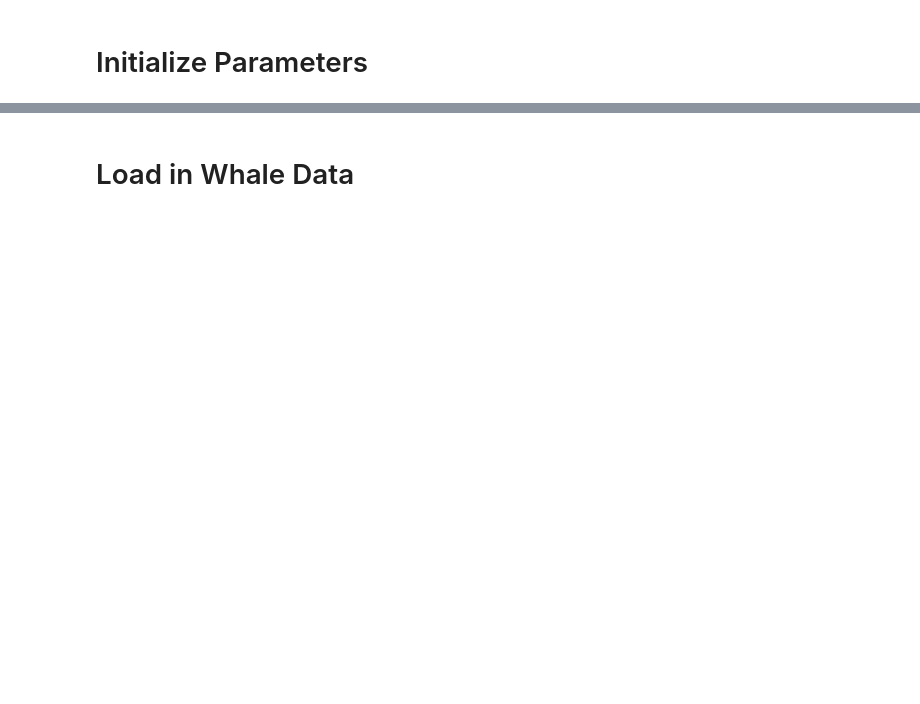
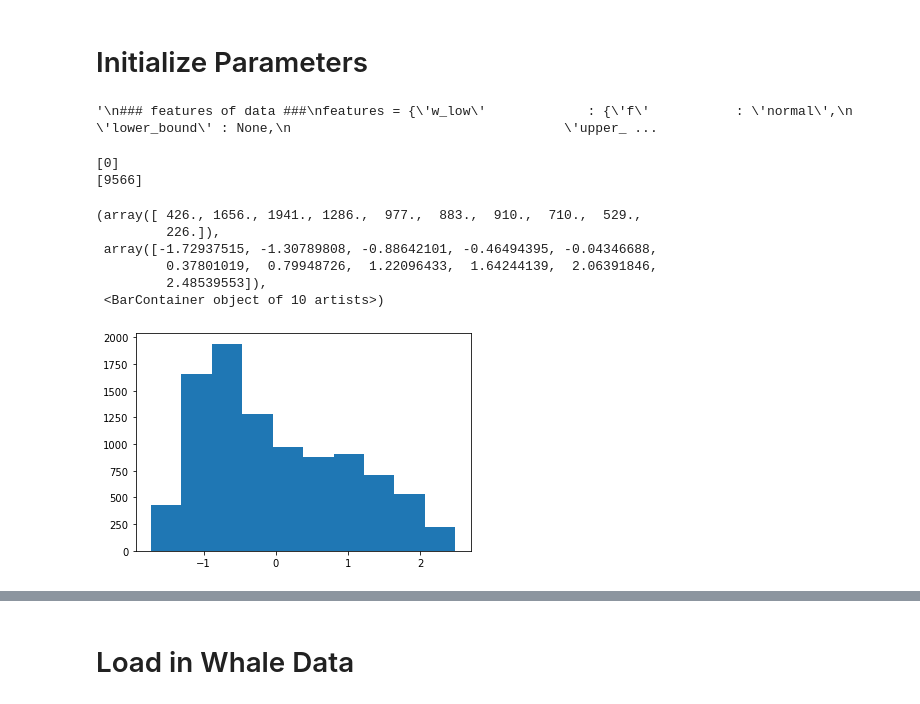
Before and after one commit to evsi8432/sublinear-HMM-inference, a Jupyter notebook: src/case-study-model-results-large.ipynb, the cells around one changed output, grey strips where cells are left out. Cells and saved outputs as stored; diff of their text form; code cells hidden in the pictures; blank space fills up the shorter version.

```diff
--- a/src/case-study-model-results-large.ipynb
+++ b/src/case-study-model-results-large.ipynb
@@ -58,4 +86,5 @@ from helper_funcs import logdotexp
 # %%
+'''
 ### features of data ###
 features = {'w_low'             : {'f'           : 'normal',
                                    'lower_bound' : None,
@@ -98,7 +127,7 @@ for t,row in enumerate(df.iterrows()):
         final_ts.append(t-1)
         initial_ts.append(t)
 
-    data.append({#"w_low"     : row[1]["w_low"],
+    data.append({"w_low"     : row[1]["w_low"],
                  "delt_d"    : row[1]["delt_d"]})
 
 final_ts.append(t)
@@ -108,3 +137,52 @@ final_ts = np.array(final_ts)
 
 T = len(data)
 K = [2,3]
+'''
+# %% [output]
+'\n### features of data ###\nfeatures = {\'w_low\'             : {\'f\'           : \'normal\',\n                                   \'lower_bound\' : None,\n                                   \'upper_ ...
+# %%
+# populate a data object
+data = []
+
+initial_ts = [0]
+final_ts = []
+
+features = ['w_high','w_low']
+
+means = {feature: df[feature].mean() for feature in features}
+stds = {feature: df[feature].std() for feature in features}
+
+for feature in features:#['aw1','aw2','aw3']:
+    df[feature] = (df[feature] - means[feature])/stds[feature]
+
+#for feature in ['diveDuration','w_low']:
+#    df[feature] = df[feature]/stds[feature]
+
+for t,row in enumerate(df.iterrows()):
+
+    if t != 0 and df.iloc[t]["ID"] != df.iloc[t-1]["ID"]:
+        final_ts.append(t-1)
+        initial_ts.append(t)
+
+    data.append({feature : row[1][feature] for feature in features})
+
+final_ts.append(t)
+
+initial_ts = np.array(initial_ts)
+final_ts = np.array(final_ts)
+
+print(initial_ts)
+print(final_ts)
+# %% [output]
+[0]
+[9566]
+# %%
+plt.hist([datum['w_high'] for datum in data])
+# %% [output]
+(array([ 426., 1656., 1941., 1286.,  977.,  883.,  910.,  710.,  529.,
+         226.]),
+ array([-1.72937515, -1.30789808, -0.88642101, -0.46494395, -0.04346688,
+         0.37801019,  0.79948726,  1.22096433,  1.64244139,  2.06391846,
+         2.48539553]),
+ <BarContainer object of 10 artists>)
+[figure, added]
```
Also changed, not shown: parts of 23 cells of this notebook, 7 other files.
